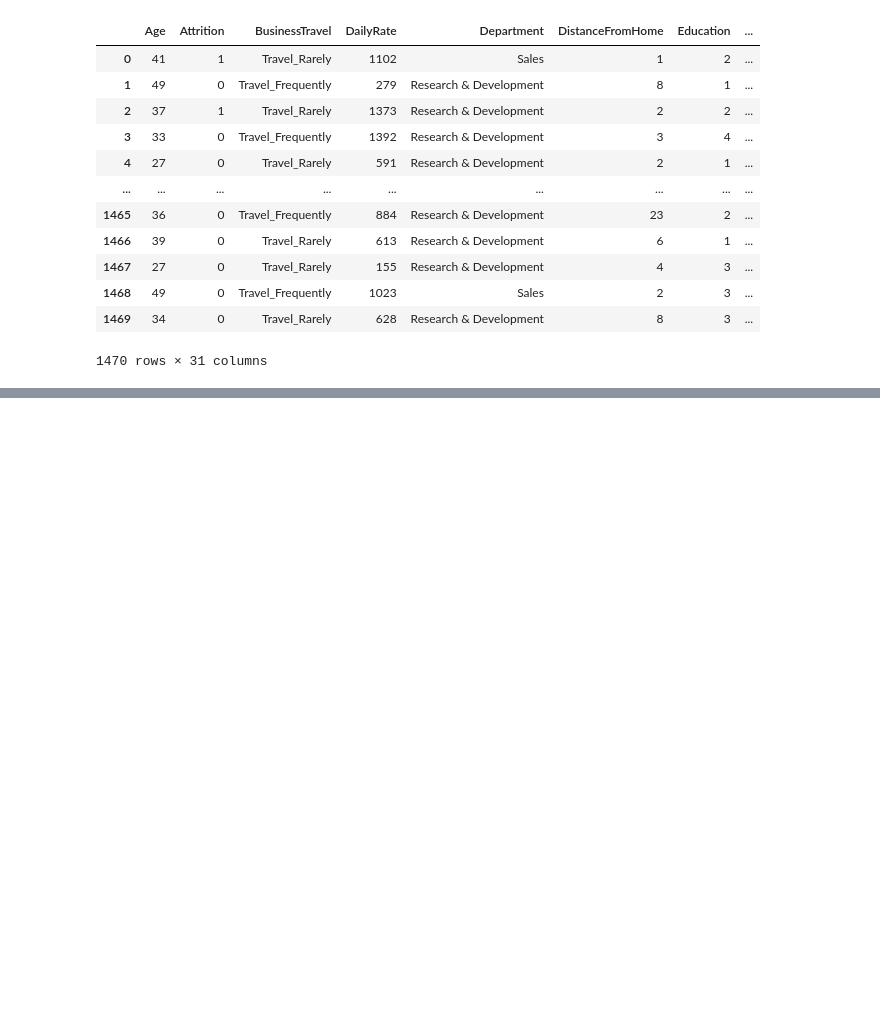
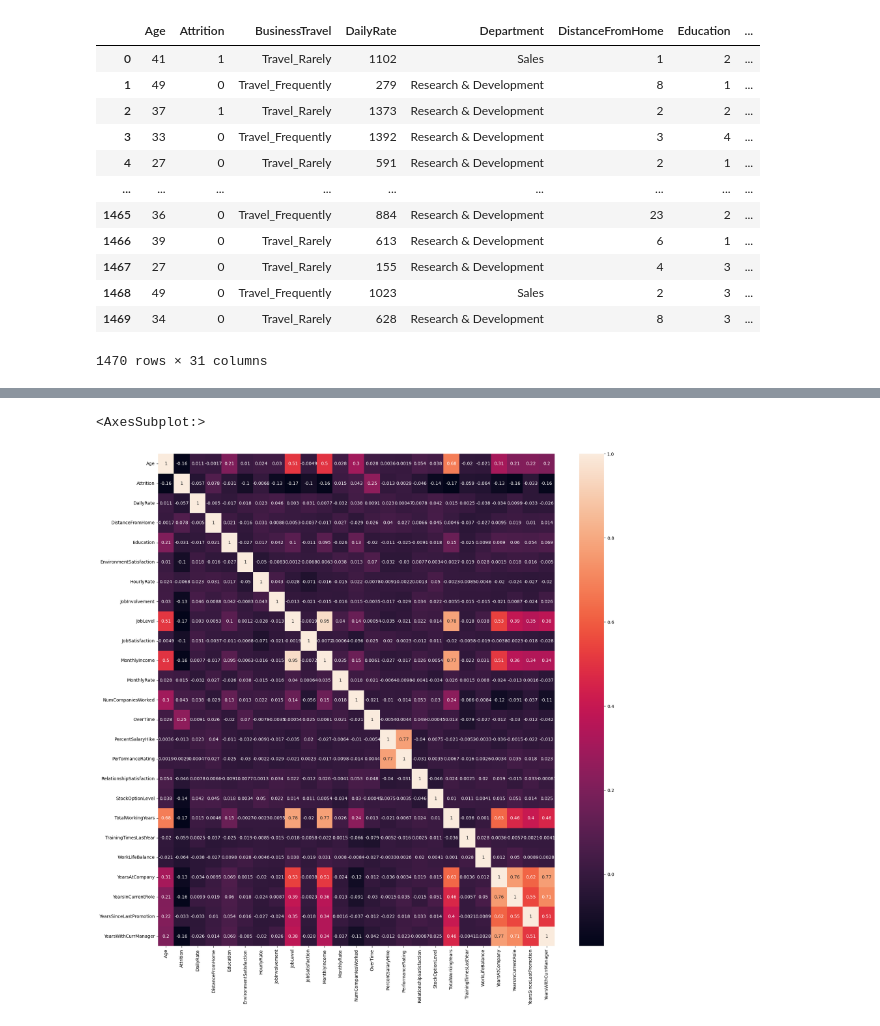
Before and after one commit to DendyDarin/HR_Dept, a Jupyter notebook: HR Dept.ipynb, the cells around one changed output, grey strips where cells are left out. Saved outputs shown, nothing was run; the diff lists cells and outputs as text; code cells hidden in the pictures; blank space fills up the shorter version.

Commit message:
End of data exploration (2)

```diff
--- a/HR Dept.ipynb
+++ b/HR Dept.ipynb
@@ -163,0 +207,9 @@ data
+# %%
+# Check the correlations between all data
+
+correlations = data.corr()
+f, ax = plt.subplots(figsize=(20,20))
+sns.heatmap(correlations, annot=True)
+# %% [output]
+<AxesSubplot:>
+[figure, added]
```
Also changed, not shown: parts of 4 cells of this notebook.
